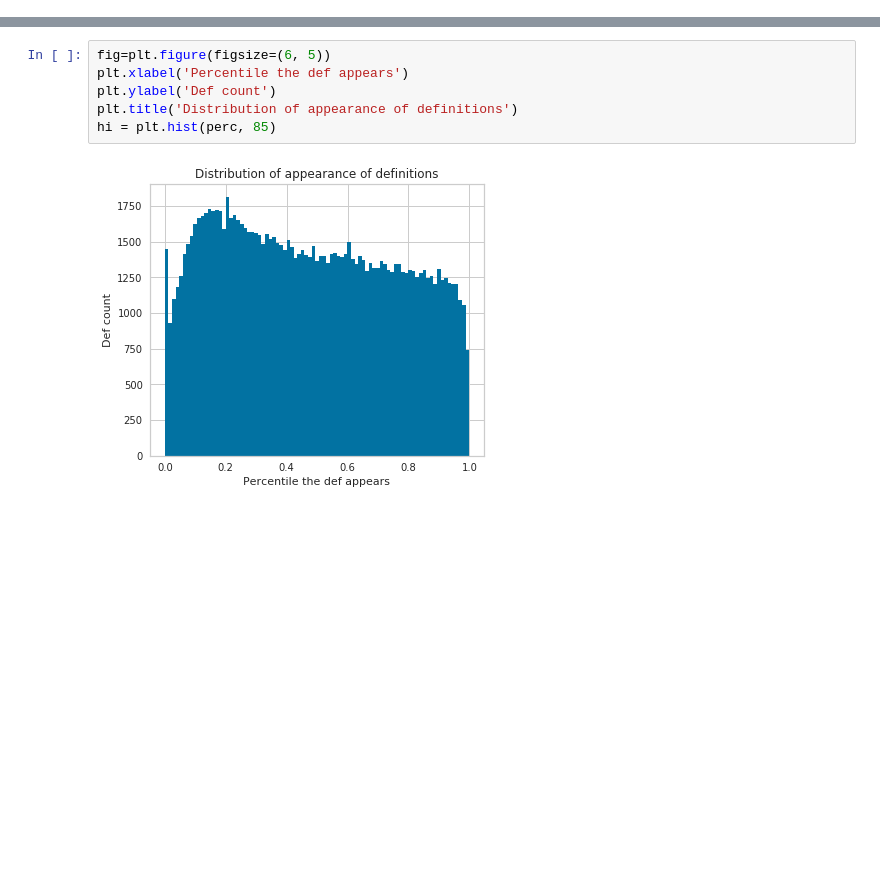
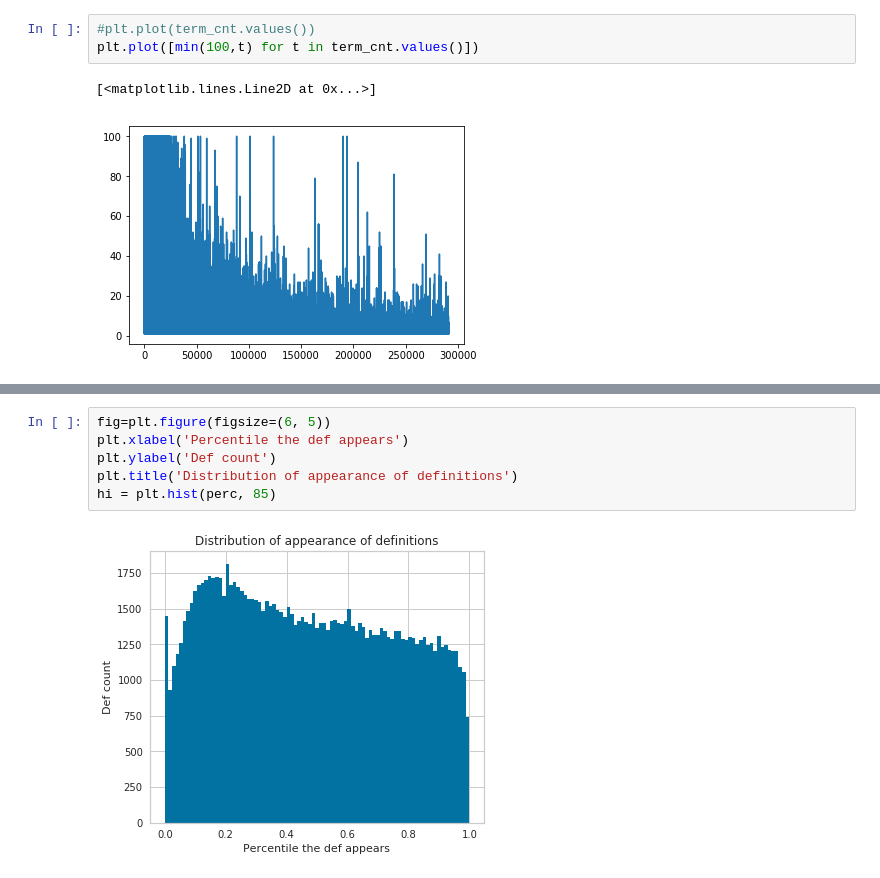
Before and after one commit to lab156/arxivDownload, a Jupyter notebook: Visualization of definitions.ipynb, the cells around one changed output, grey strips where cells are left out. Cells and saved outputs as stored; diff of their text form; blank space fills up the shorter version.

```diff
--- a/Visualization of definitions.ipynb
+++ b/Visualization of definitions.ipynb
@@ -26,3 +55,9 @@ print(tot_dfndum_lst[-1], new_dfndum_lst[-1])
+# %%
+#plt.plot(term_cnt.values())
+plt.plot([min(100,t) for t in term_cnt.values()])
+# %% [output]
+[<matplotlib.lines.Line2D at 0x...>]
+[figure, added]
 # %%
 plt.figure(figsize=(6,5))
 plt.plot(new_dfndum_lst, label='new')
```
Also changed, not shown: parts of 8 cells of this notebook, 2 other files.
